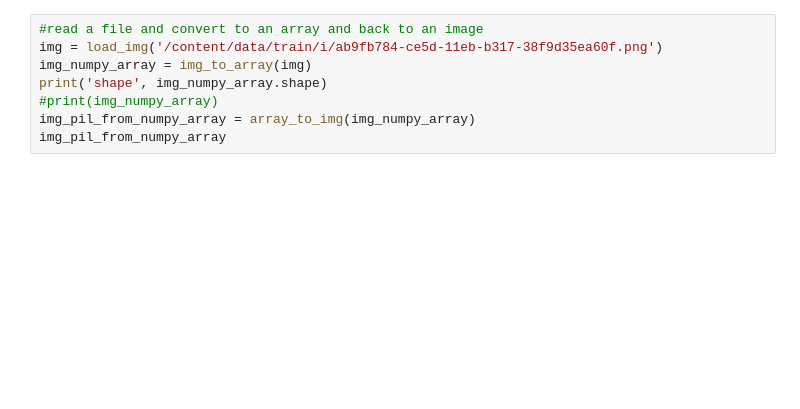
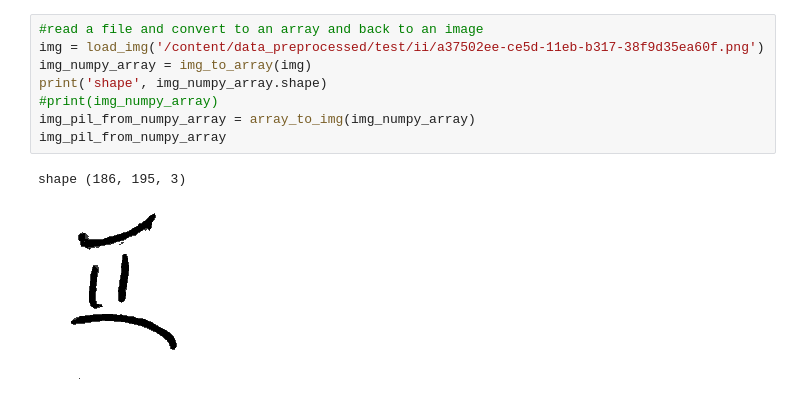
Before and after one commit to millers1389/data-centric-ai-1, a Jupyter notebook: data_centric_ai_comp.ipynb, the cells around one changed output. Drawn from its saved outputs; the diff is of its cells as text; blank space fills up the shorter version.

```diff
--- a/data_centric_ai_comp.ipynb
+++ b/data_centric_ai_comp.ipynb
@@ -28,8 +125,11 @@ tar.extractall()
 # %%
 #read a file and convert to an array and back to an image
-img = load_img('/content/data/train/i/ab9fb784-ce5d-11eb-b317-38f9d35ea60f.png')
+img = load_img('/content/data_preprocessed/test/ii/a37502ee-ce5d-11eb-b317-38f9d35ea60f.png')
 img_numpy_array = img_to_array(img)
 print('shape', img_numpy_array.shape)
 #print(img_numpy_array)
 img_pil_from_numpy_array = array_to_img(img_numpy_array)
 img_pil_from_numpy_array
+# %% [output]
+shape (186, 195, 3)
+[figure, added]
```
Also changed, not shown: parts of 13 cells of this notebook.
